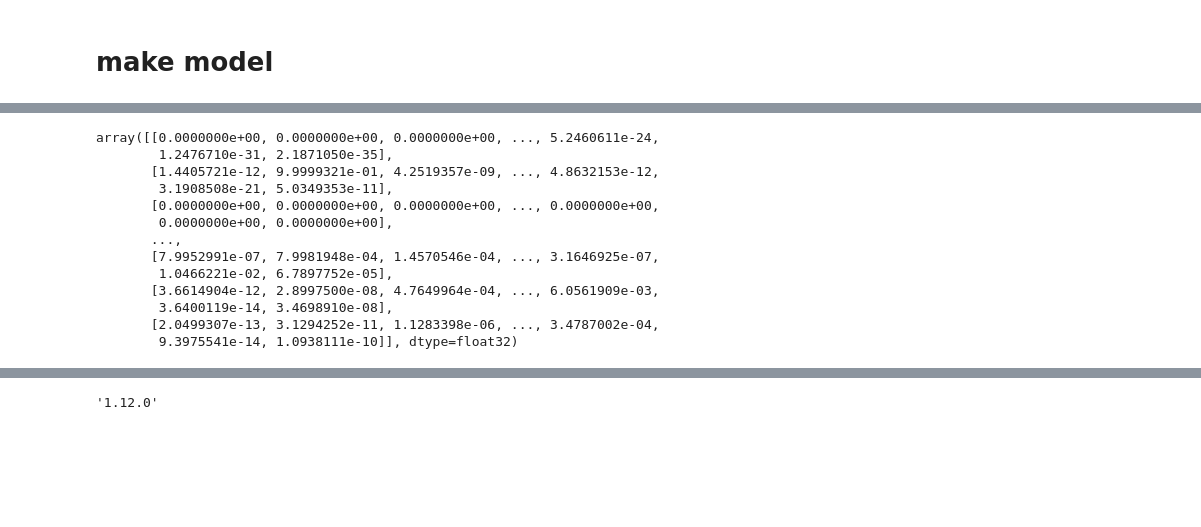
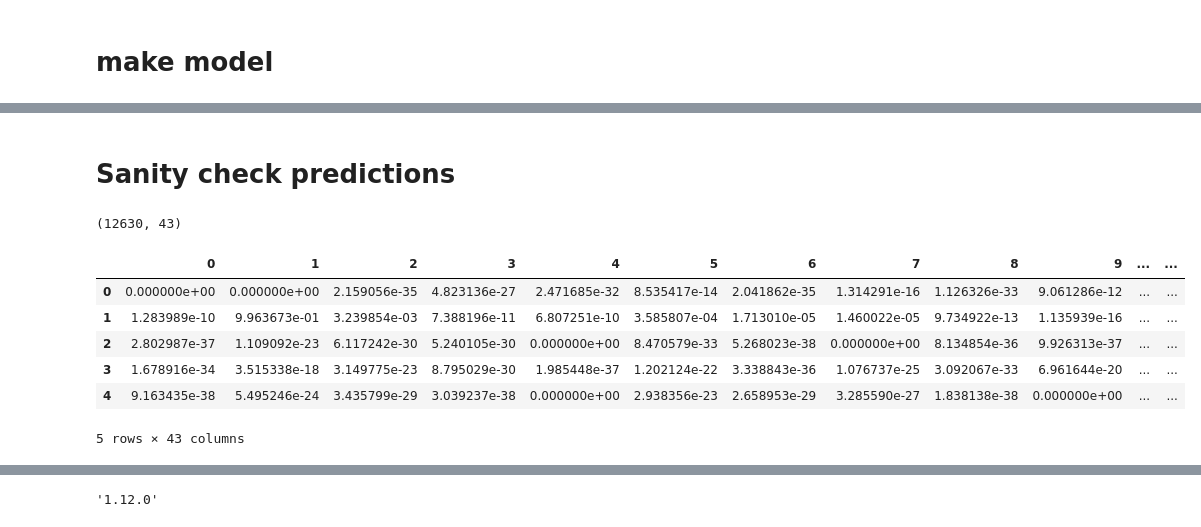
Before and after one commit to dotmesh-io/dotscience-roadsigns, a Jupyter notebook: roadsigns.ipynb, the cells around one changed output, grey strips where cells are left out. Drawn from its saved outputs; the diff is of its cells as text; code cells hidden in the pictures; blank space fills up the shorter version.

```diff
--- a/roadsigns.ipynb
+++ b/roadsigns.ipynb
@@ -193,9 +196,12 @@ model.compile(optimizer=ds.parameter("optimizer", 'adam'),
               loss='sparse_categorical_crossentropy',
               metrics=['accuracy'])
 
+es = tf.keras.callbacks.EarlyStopping(monitor='acc')
+
 model.fit(X_train_preprocessed, y_train,
-          epochs=ds.parameter("epochs", 10),
+          epochs=ds.parameter("epochs", 100),
           verbose=1,
-          validation_data=(X_valid_preprocessed, y_valid))
+          validation_data=(X_valid_preprocessed, y_valid),
+          callbacks=[es])
 # %% [output]
 Train on 34799 samples, validate on 4410 samples
@@ -229,16 +237,18 @@ ds.summary("accuracy", model.evaluate(X_test_preprocessed, y_test)[1])
+# %% [markdown]
+# Sanity check predictions
 # %%
-model.predict(X_test_preprocessed)
+model.predict(X_test_preprocessed).shape
 # %% [output]
-array([[0.0000000e+00, 0.0000000e+00, 0.0000000e+00, ..., 5.2460611e-24,
-        1.2476710e-31, 2.1871050e-35],
-       [1.4405721e-12, 9.9999321e-01, 4.2519357e-09, ..., 4.8632153e-12,
-        3.1908508e-21, 5.0349353e-11],
-       [0.0000000e+00, 0.0000000e+00, 0.0000000e+00, ..., 0.0000000e+00,
-        0.0000000e+00, 0.0000000e+00],
-       ...,
-       [7.9952991e-07, 7.9981948e-04, 1.4570546e-04, ..., 3.1646925e-07,
-        1.0466221e-02, 6.7897752e-05],
-       [3.6614904e-12, 2.8997500e-08, 4.7649964e-04, ..., 6.0561909e-03,
-        3.6400119e-14, 3.4698910e-08],
-       [2.0499307e-13, 3.1294252e-11, 1.1283398e-06, ..., 3.4787002e-04,
-        9.3975541e-14, 1.0938111e-10]], dtype=float32)
+(12630, 43)
+# %%
+predictions = pd.DataFrame(data=model.predict(X_test_preprocessed))
+# %%
+predictions.head()
+# %% [output]
+|  | 0 | 1 | 2 | 3 | 4 | 5 | 6 | 7 | 8 | 9 | ... | ... |
+| 0 | 0.000000e+00 | 0.000000e+00 | 2.159056e-35 | 4.823136e-27 | 2.471685e-32 | 8.535417e-14 | 2.041862e-35 | 1.314291e-16 | 1.126326e-33 | 9.061286e-12 | ... | ... |
+| 1 | 1.283989e-10 | 9.963673e-01 | 3.239854e-03 | 7.388196e-11 | 6.807251e-10 | 3.585807e-04 | 1.713010e-05 | 1.460022e-05 | 9.734922e-13 | 1.135939e-16 | ... | ... |
+| 2 | 2.802987e-37 | 1.109092e-23 | 6.117242e-30 | 5.240105e-30 | 0.000000e+00 | 8.470579e-33 | 5.268023e-38 | 0.000000e+00 | 8.134854e-36 | 9.926313e-37 | ... | ... |
+| 3 | 1.678916e-34 | 3.515338e-18 | 3.149775e-23 | 8.795029e-30 | 1.985448e-37 | 1.202124e-22 | 3.338843e-36 | 1.076737e-25 | 3.092067e-33 | 6.961644e-20 | ... | ... |
+| 4 | 9.163435e-38 | 5.495246e-24 | 3.435799e-29 | 3.039237e-38 | 0.000000e+00 | 2.938356e-23 | 2.658953e-29 | 3.285590e-27 | 1.838138e-38 | 0.000000e+00 | ... | ... |
+5 rows × 43 columns
```
Also changed, not shown: parts of 14 cells of this notebook.
